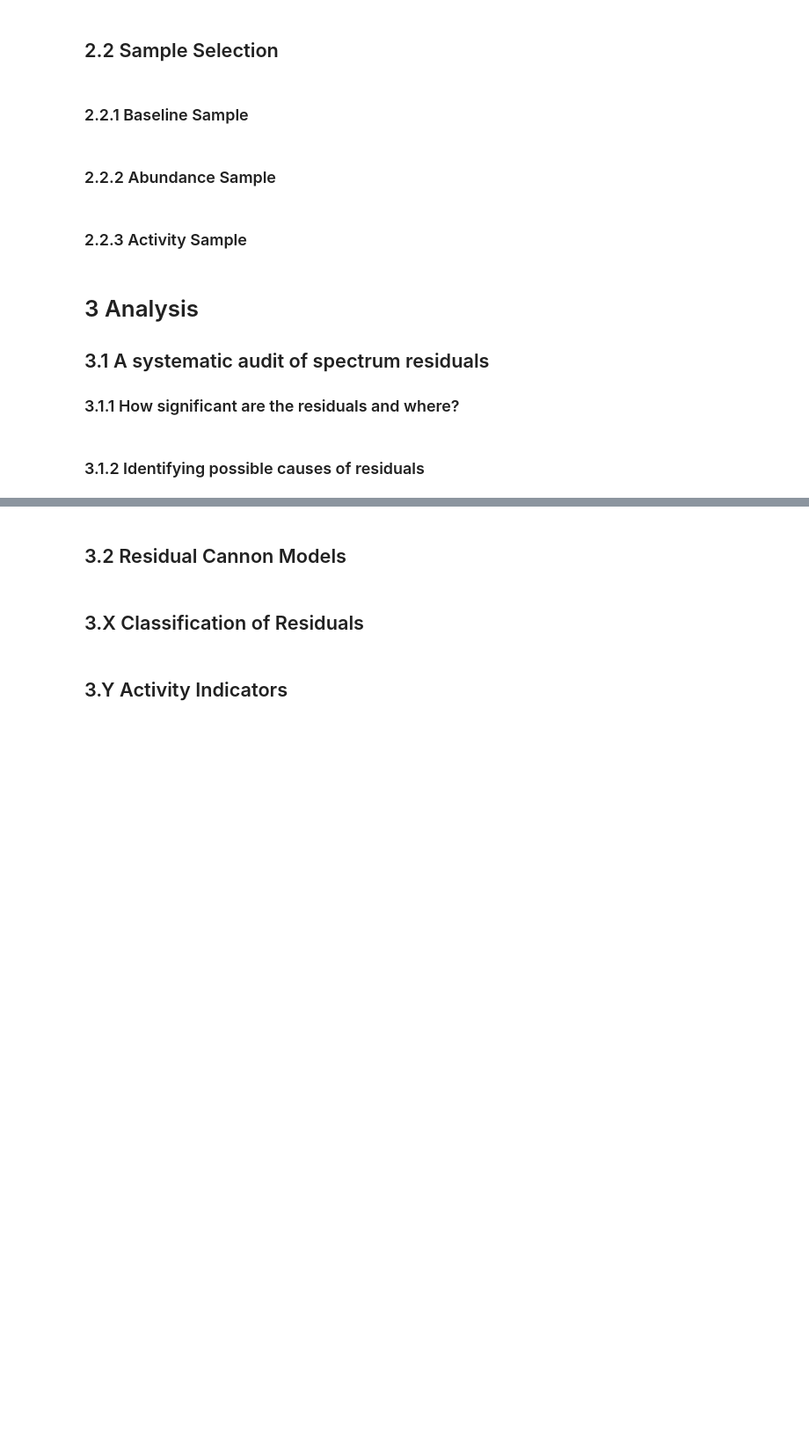
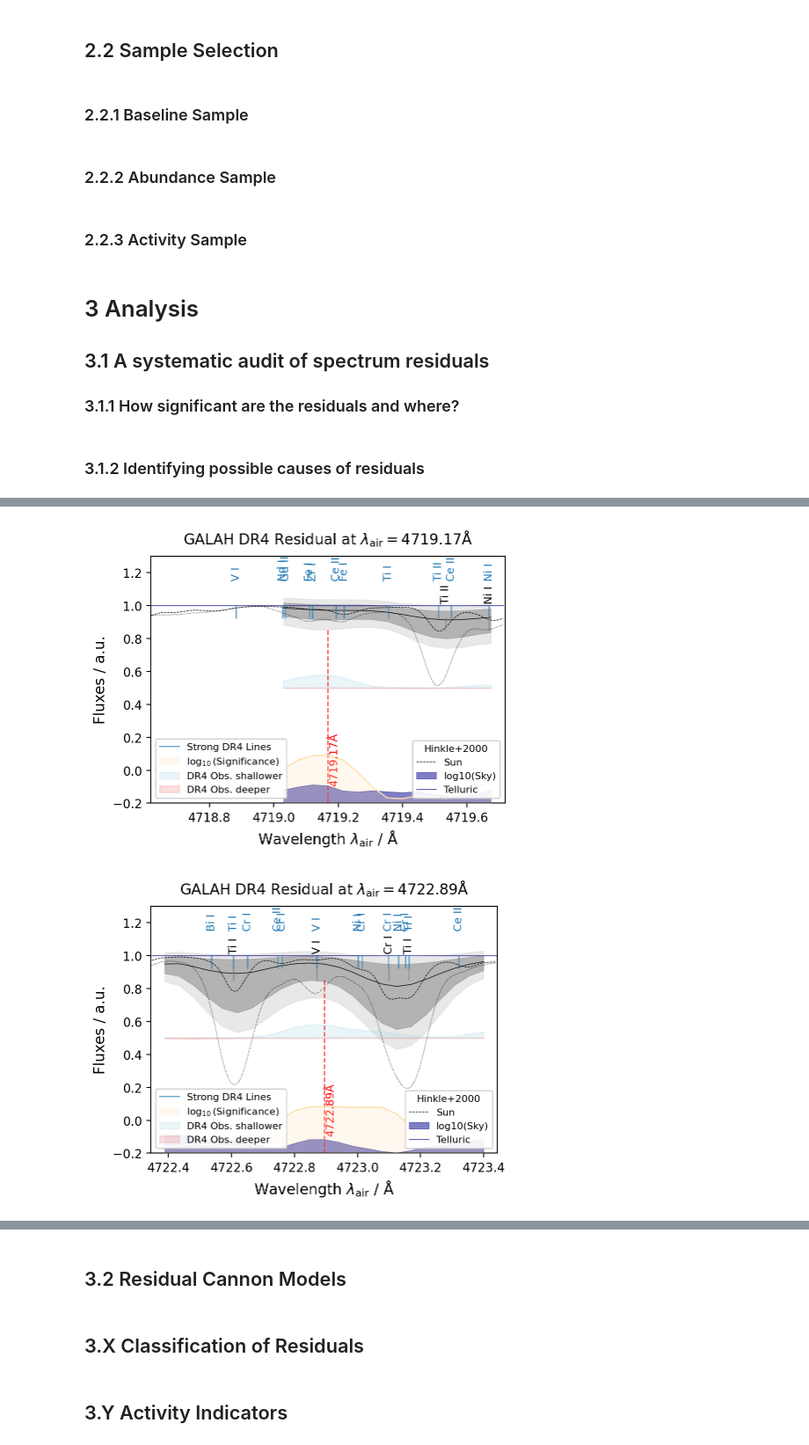
Before and after one commit to svenbuder/residual_cannon, a Jupyter notebook: residual_cannon.ipynb, the cells around one changed output, grey strips where cells are left out. Shown at 88% size. Saved outputs shown, nothing was run; the diff lists cells and outputs as text; code cells hidden in the pictures; blank space fills up the shorter version.

```diff
--- a/residual_cannon.ipynb
+++ b/residual_cannon.ipynb
@@ -932,0 +945,4 @@ print('Loaded Peaks Table, Hinkle+2000 atlases and lines lines, and GALAH DR4 li
+# %%
+galah_dr4_linelist = Table.read('data/galah_master_v5.2.fits')
+not_molecule = (galah_dr4_linelist['NAME'][:,1] != 'H ') & (galah_dr4_linelist['NAME'][:,1] != 'C ') & (galah_dr4_linelist['NAME'][:,1] != 'N ') & (galah_dr4_linelist['NAME'][:,1] != 'O ')
+galah_dr4_linelist = galah_dr4_linelist[not_molecule]
@@ -948,14 +984,14 @@ def set_line_window_ticks(ax, lambda0):
             ax.set_xticks(ticks)
             return ticks
 
-for peak_index, significant_peak in enumerate(significant_peaks_table):
+for peak_index, significant_peak in enumerate(significant_peaks_table[:2]):
 
     window = 1.1
 
     hinkle_region = (hinkle_spectra['WAVELENGTH'] > significant_peak['wave']-window/2.0) & (hinkle_spectra['WAVELENGTH'] < significant_peak['wave']+window/2.0)
     hinkle_lines_in_region = (hinkle_lines_table['wave_air'] > significant_peak['wave']-window/2.1) & (hinkle_lines_table['wave_air'] < significant_peak['wave']+window/2.1)
     residual_region = (common_wavelength > significant_peak['wave']-window/2.0) & (common_wavelength < significant_peak['wave']+window/2.0)
-    dr4_linelist_in_region = (galah_dr4_linelist['LAMBDA'] > significant_peak['wave']-window/2.1) & (galah_dr4_linelist['LAMBDA'] < significant_peak['wave']+window/2.1)
+    dr4_linelist_in_region = (galah_dr4_linelist['LAMBDA'] > significant_peak['wave']-window/2.1) & (galah_dr4_linelist['LAMBDA'] < significant_peak['wave']+window/2.1) & (galah_dr4_linelist['DEPTH'] > 0.85)
 
     f, ax = plt.subplots(figsize=(5,4))
 
@@ -1089,30 +1125,33 @@ for peak_index, significant_peak in enumerate(significant_peaks_table):
     ax.add_artist(leg1)
     leg2 = ax.legend(handles = [l3,l4, l5], ncol=1, fontsize=8, loc='lower right', framealpha=0.9)
     leg2.set_title('Hinkle+2000', prop={'size': 8})
 
     ax.set_xlabel(r'Wavelength $\lambda_\mathrm{air}~/~\mathrm{\AA}$', fontsize=12)
     ax.set_ylabel('Fluxes / a.u.', fontsize=12)
     ax.set_xlim(significant_peak['wave']-window/2.0, significant_peak['wave']+window/2.0)
     ax.set_ylim(-0.2,1.3)
 
     letter = ''
     if "{:.0f}".format(significant_peak['wave']) == '4727':
         letter = 'A: '
     if "{:.0f}".format(significant_peak['wave']) == '7800':
         letter = 'B: '
     if "{:.0f}".format(significant_peak['wave']) == '4731':
         letter = 'C: '
     if "{:.0f}".format(significant_peak['wave']) == '4861':
         letter = 'D: '
     if "{:.0f}".format(significant_peak['wave']) == '5780':
         letter = 'E: '
     if "{:.0f}".format(significant_peak['wave']) == '7841':
         letter = 'F: '
 
     ax.set_title(letter+'GALAH DR4 Residual at '+r'$\lambda_\mathrm{air}=$'+"{:.2f}".format(significant_peak['wave'])+r'$\mathrm{\AA}$', fontsize=12, pad=10)
 
     plt.tight_layout()
     plt.savefig('residual_inspection/residual_region_'+"{:.0f}".format(significant_peak['wave'])+'.pdf', dpi=300, bbox_inches='tight')
     if peak_index < 2:  # Show the first few
         plt.show()
     plt.close()
+# %% [output]
+[figure, added]
+[figure, added]
```
Also changed, not shown: parts of 9 cells of this notebook, 11 other files.
